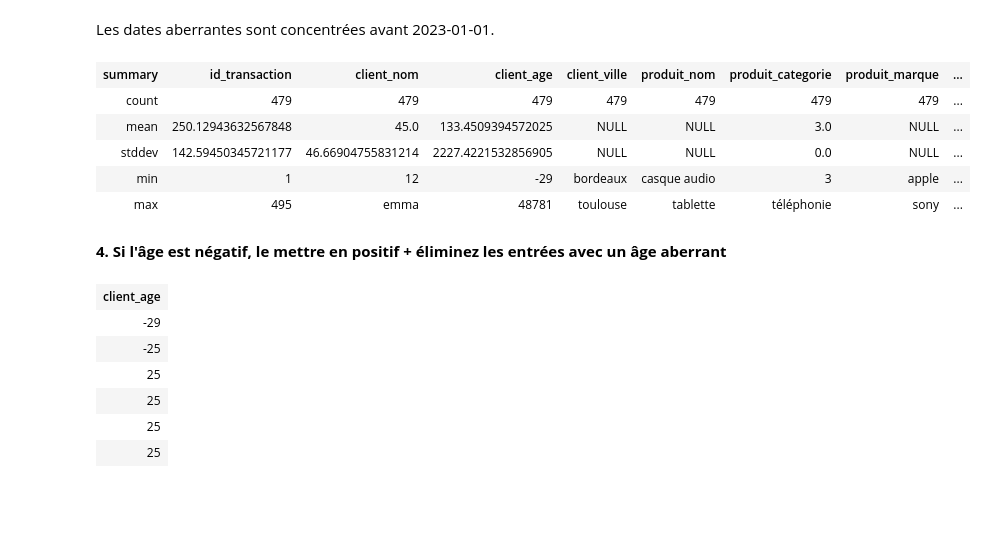
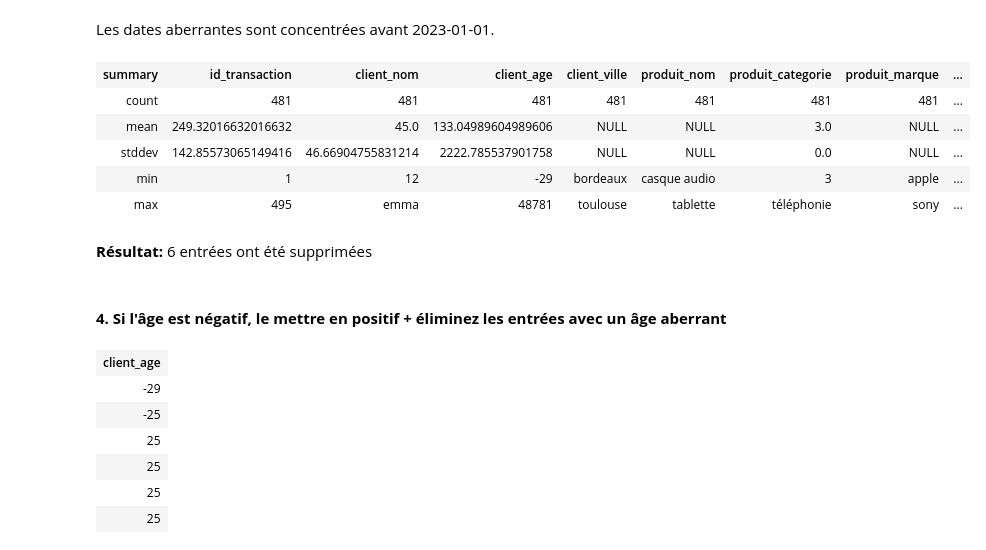
Before and after one commit to cesarGattano/intro_PySpark_DBT, a Jupyter notebook: brief.ipynb, the cells around one changed output. Cells and saved outputs as stored; diff of their text form; code cells hidden in the pictures; blank space fills up the shorter version.

```diff
--- a/brief.ipynb
+++ b/brief.ipynb
@@ -202,17 +225,19 @@ only showing top 10 rows
 # %% [markdown]
 Les dates aberrantes sont concentrées avant 2023-01-01.
 # %%
-ventes_03 = ventes_02.where(ventes_02.date > '2023-01-01')
+ventes_03 = ventes_02.where(ventes_02.date >= '2023-01-01')
 ventes_03.describe()
 # %% [output]
 | summary | id_transaction | client_nom | client_age | client_ville | produit_nom | produit_categorie | produit_marque | ... |
-| count | 479 | 479 | 479 | 479 | 479 | 479 | 479 | ... |
-| mean | 250.12943632567848 | 45.0 | 133.4509394572025 | NULL | NULL | 3.0 | NULL | ... |
-| stddev | 142.59450345721177 | 46.66904755831214 | 2227.4221532856905 | NULL | NULL | 0.0 | NULL | ... |
+| count | 481 | 481 | 481 | 481 | 481 | 481 | 481 | ... |
+| mean | 249.32016632016632 | 45.0 | 133.04989604989606 | NULL | NULL | 3.0 | NULL | ... |
+| stddev | 142.85573065149416 | 46.66904755831214 | 2222.785537901758 | NULL | NULL | 0.0 | NULL | ... |
 | min | 1 | 12 | -29 | bordeaux | casque audio | 3 | apple | ... |
 | max | 495 | emma | 48781 | toulouse | tablette | téléphonie | sony | ... |
+# %% [markdown]
+**Résultat:** 6 entrées ont été supprimées
 # %% [markdown]
-**4. Si l'âge est négatif, le mettre en positif + éliminez les entrées avec un âge aberrant**
+#### **4. Si l'âge est négatif, le mettre en positif + éliminez les entrées avec un âge aberrant**
 # %%
 ventes_03.select("client_age").sort("client_age", ascending=True)
 # %% [output]
```
Also changed, not shown: parts of 144 cells of this notebook.
